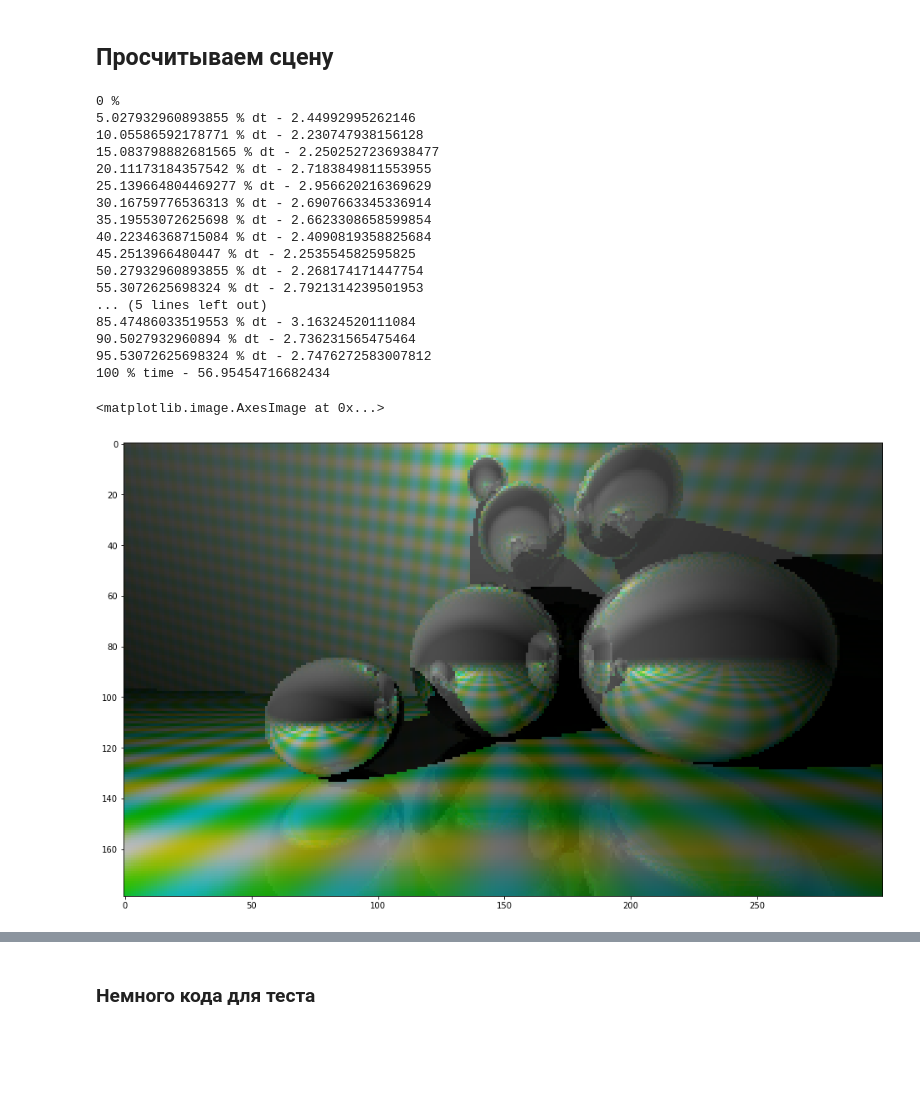
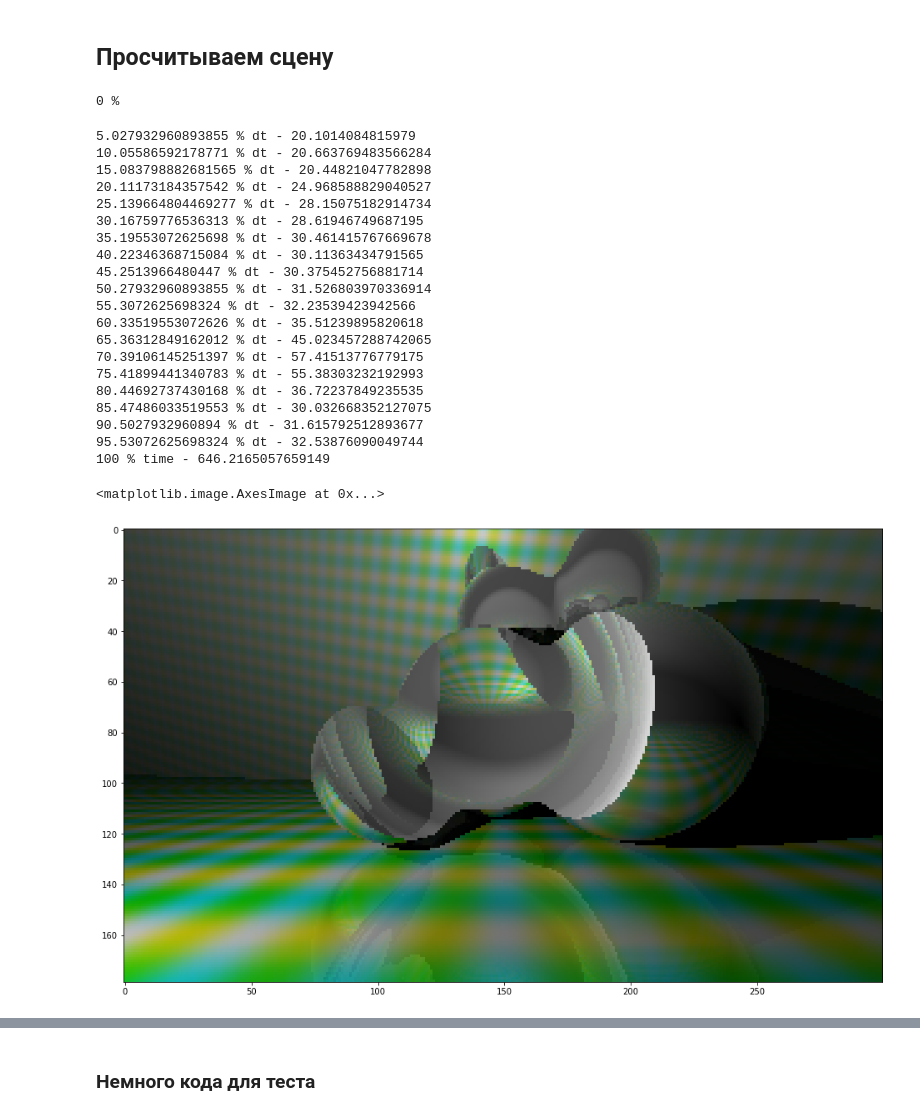
Before and after one commit to zolotarevd/Ray-tracing, a Jupyter notebook: RayTracing.ipynb, the cells around one changed output, grey strips where cells are left out. Cells and saved outputs as stored; diff of their text form; code cells hidden in the pictures; blank space fills up the shorter version.

```diff
--- a/RayTracing.ipynb
+++ b/RayTracing.ipynb
@@ -9,7 +9,7 @@ import matplotlib.image as mpimg
 import time
 
 eps = 2**(-10)
-tiny_eps = eps**2
+tiny_eps = 2**(-15)
 
 class empty():
     def __init__(self):
@@ -49,6 +49,14 @@ def normalize(x):
 
 def smooth_max(x, y, alpha):
     return (x*np.exp(alpha*x) + y*np.exp(alpha*y))/(np.exp(alpha*x) + np.exp(alpha*y))
+
+def V3_gradient(func, point):
+    x = np.array([1.,0,0])
+    y = np.array([0,1.,0])
+    z = np.array([0,0,1.])
+    return np.array([(func(point+eps*x) - func(point-eps*x))/(2*eps),
+                     (func(point+eps*y) - func(point-eps*y))/(2*eps),
+                     (func(point+eps*z) - func(point-eps*z))/(2*eps)])
 # %% [markdown]
 ## Алгоритмы отрисовки и трассировки
 # %%
@@ -187,10 +264,29 @@ def plane(Position, Direction):
  /
 L z
 '''
+def S1(x):
+    return np.linalg.norm(x-np.array([13,4,-5])) - 4
+def S2(x):
+    return np.linalg.norm(x-np.array([14,6,6])) - 6
+def S3(x):
+    return np.linalg.norm(x-np.array([18,6.5,-1])) - 6.5
+
+def S4(x):
+    return np.linalg.norm(x-np.array([11,6.5,-1])) - 6.5
+S4 = SDF_function(S4)
+
 objs = np.array([
-    render_object(get_normal = sphere(np.array([11,2.5,-7]), 2.5)),
-    render_object(get_normal = sphere(np.array([13,5,9]), 5)),
-    render_object(get_normal = sphere(np.array([17,5,-1]), 5)),
+    #render_object(get_normal = sphere(np.array([11,2.5,-7]), 2.5)),
+    #render_object(get_normal = sphere(np.array([13,5,9]), 5)),
+    #render_object(get_normal = sphere(np.array([17,5,-1]), 5)),
+    #render_object(get_normal = sphere(np.array([13,4,-5]), 4)),
+    #render_object(get_normal = sphere(np.array([14,6,6]), 6)),
+    #render_object(get_normal = sphere(np.array([18,6.5,-1]), 6.5)),
+    #object_from_SDF(SDF_function(lambda x: np.linalg.norm(x-np.array([15,2.5,-5])) - 2.5, V3_gradient)),
+    #object_from_SDF(SDF_function(lambda x: np.linalg.norm(x-np.array([13,5,6])) - 5, V3_gradient)),
+    #object_from_SDF(SDF_function(lambda x: np.linalg.norm(x-np.array([17,5,-1])) - 5, V3_gradient)),
+    #object_from_SDF(smooth_SDF([S1,S2,S3], -1, gradient = V3_gradient)),
+    object_from_SDF((smooth_SDF([S1,S2,S3], -1) - S4).add_gradient(V3_gradient)),
     render_object(get_normal = plane(np.array([20,13,9]), np.array([-4.0,-5.0,-1.0]))),
     render_object(get_normal = plane(np.array([0,0,0]), np.array([0.0,1.0,0.0])))
 ])
@@ -212,28 +308,32 @@ camera_screen.h = 179
 # %% [markdown]
 ## Просчитываем сцену
 # %%
-img = render_image(my_camera, my_scene, camera_screen, depth = 20)
+img = render_image(my_camera, my_scene, camera_screen, depth = 16)
 
 #plt.imsave('tmp.png', img)
 plt.figure(figsize=(20,10))
 plt.imshow(img)
 # %% [output]
 0 %
-5.027932960893855 % dt - 2.44992995262146
-10.05586592178771 % dt - 2.230747938156128
-15.083798882681565 % dt - 2.2502527236938477
-20.11173184357542 % dt - 2.7183849811553955
-25.139664804469277 % dt - 2.956620216369629
-30.16759776536313 % dt - 2.6907663345336914
-35.19553072625698 % dt - 2.6623308658599854
-40.22346368715084 % dt - 2.4090819358825684
-45.2513966480447 % dt - 2.253554582595825
-50.27932960893855 % dt - 2.268174171447754
-55.3072625698324 % dt - 2.7921314239501953
-... (5 lines left out)
-85.47486033519553 % dt - 3.16324520111084
-90.5027932960894 % dt - 2.736231565475464
-95.53072625698324 % dt - 2.7476272583007812
-100 % time - 56.95454716682434
-<matplotlib.image.AxesImage at 0x...>
+5.027932960893855 % dt - 20.1014084815979
+10.05586592178771 % dt - 20.663769483566284
+15.083798882681565 % dt - 20.44821047782898
+20.11173184357542 % dt - 24.968588829040527
+25.139664804469277 % dt - 28.15075182914734
+30.16759776536313 % dt - 28.61946749687195
+35.19553072625698 % dt - 30.461415767669678
+40.22346368715084 % dt - 30.11363434791565
+45.2513966480447 % dt - 30.375452756881714
+50.27932960893855 % dt - 31.526803970336914
+55.3072625698324 % dt - 32.23539423942566
+60.33519553072626 % dt - 35.51239895820618
+65.36312849162012 % dt - 45.023457288742065
+70.39106145251397 % dt - 57.41513776779175
+75.41899441340783 % dt - 55.38303232192993
+80.44692737430168 % dt - 36.72237849235535
+85.47486033519553 % dt - 30.032668352127075
+90.5027932960894 % dt - 31.615792512893677
+95.53072625698324 % dt - 32.53876090049744
+100 % time - 646.2165057659149
+<matplotlib.image.AxesImage at 0x...>
-[figure, old version]
+[figure, new version]
```
Also changed, not shown: parts of 9 cells of this notebook.
